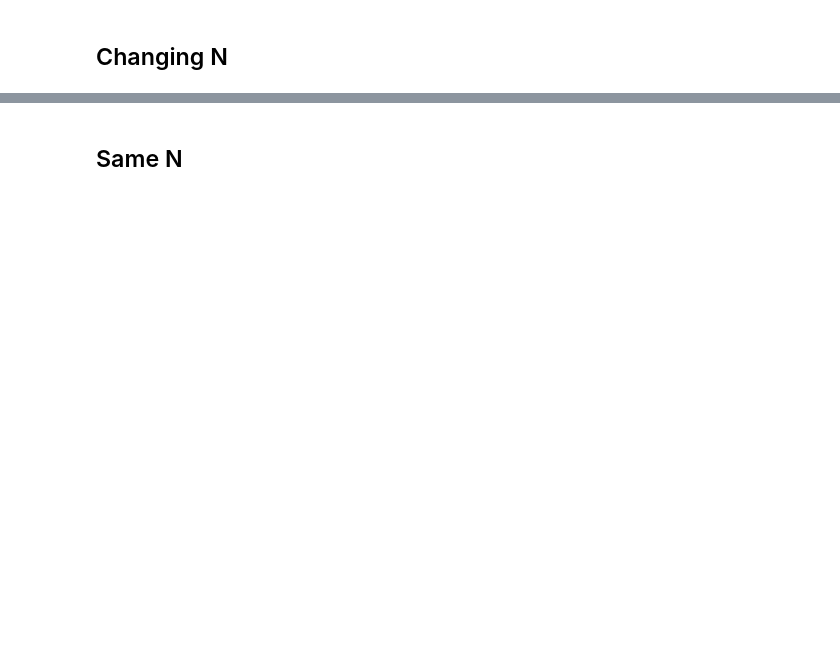
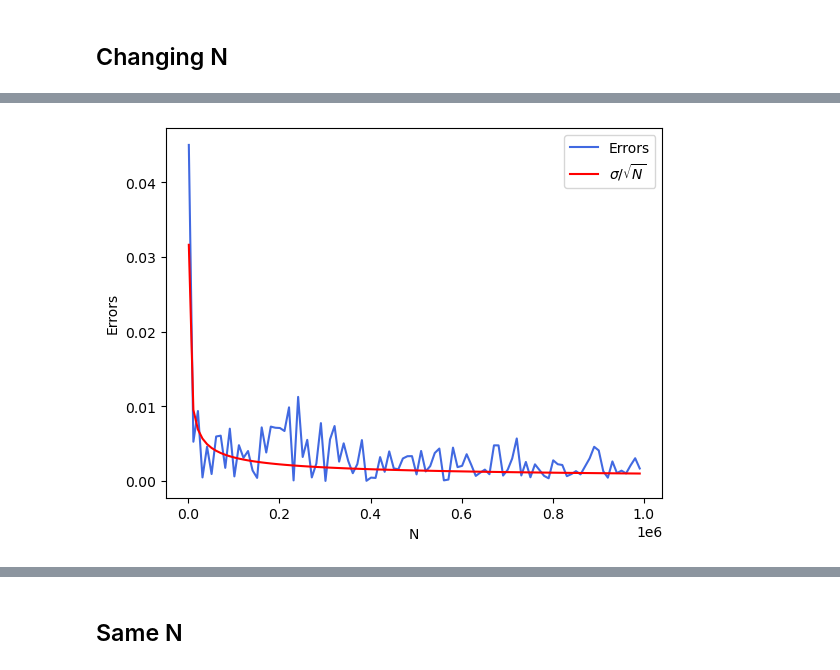
Before and after one commit to SimoneRestuccia/astrostatistics_bicocca_2024, a Jupyter notebook: working/L_03/A_gaussian_integral.ipynb, the cells around one changed output, grey strips where cells are left out. Cells and saved outputs as stored; diff of their text form; code cells hidden in the pictures; blank space fills up the shorter version.

```diff
--- a/working/L_03/A_gaussian_integral.ipynb
+++ b/working/L_03/A_gaussian_integral.ipynb
@@ -36,0 +61,10 @@ plt.show()
+# %%
+#Plotting the errors with respect to the expected result
+plt.plot(N, np.abs(results-2*(sigma**4))/(2*(sigma**4)), color = 'royalblue', label = 'Errors')
+plt.plot(N, N**-0.5, color = 'red', label = r'$\sigma/\sqrt{N}$')
+plt.xlabel('N')
+plt.ylabel('Errors')
+plt.legend()
+plt.show()
+# %% [output]
+[figure, added]
```
Also changed, not shown: parts of 8 cells of this notebook, 13 other files.
